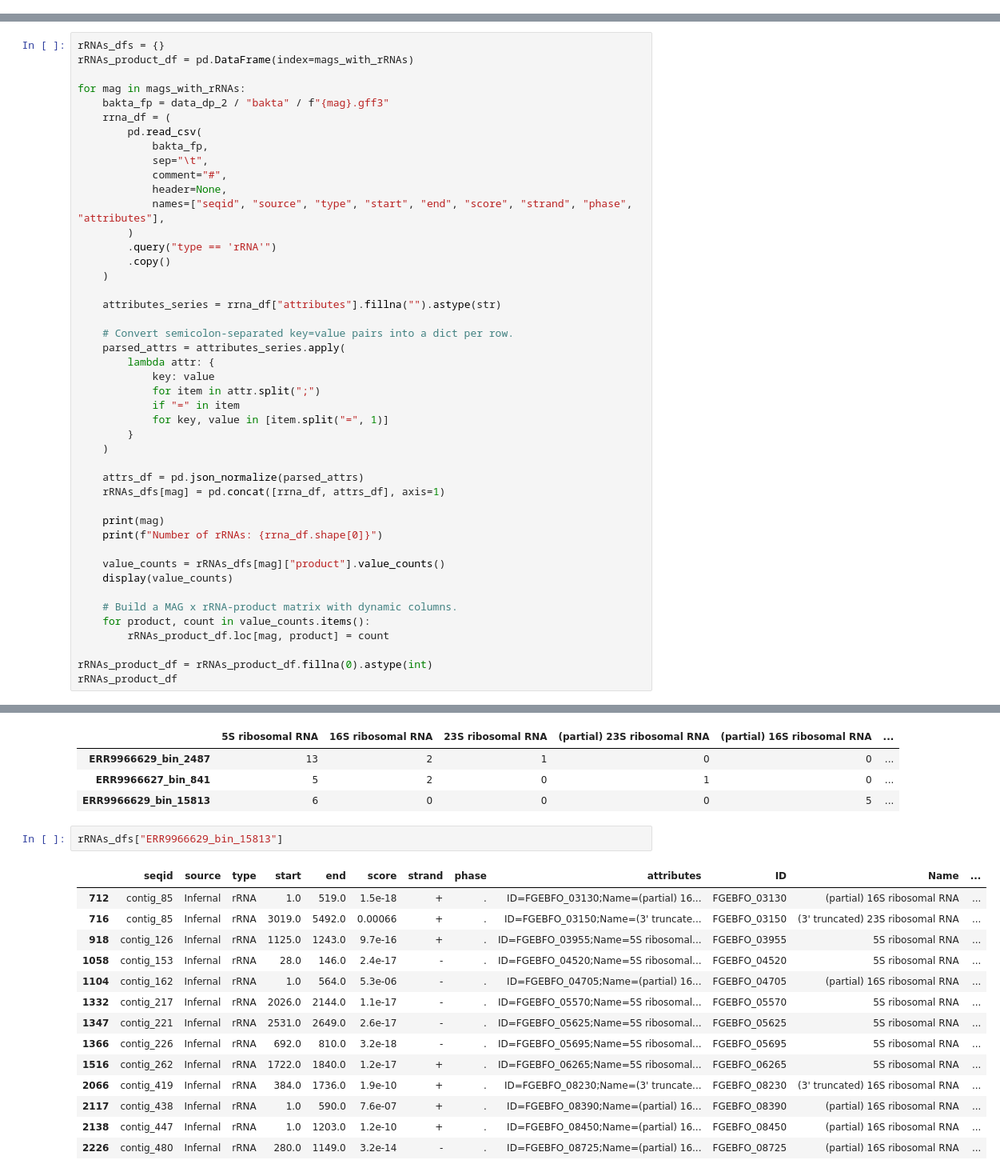
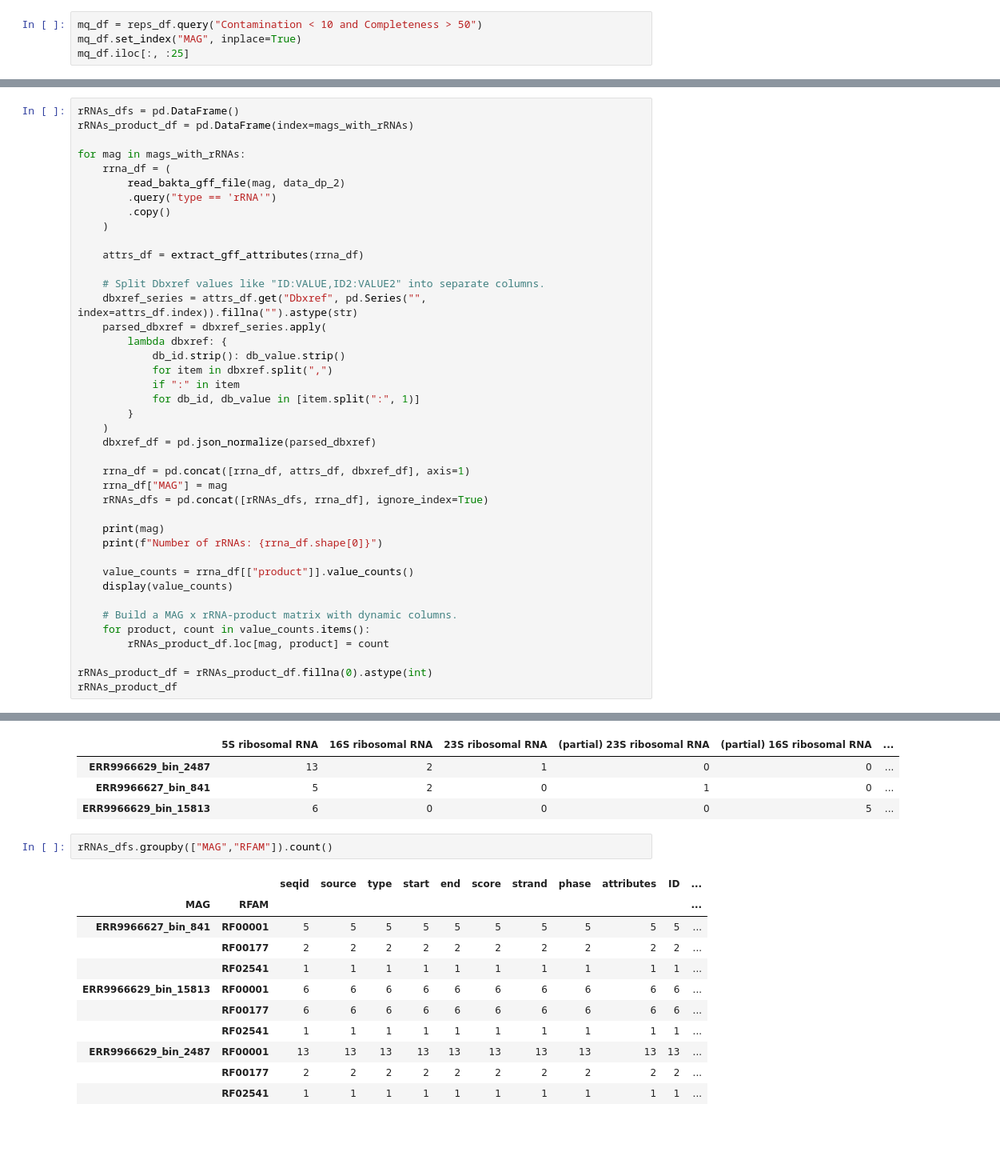
Before and after one commit to usegalaxy-eu/FAIRyMAGs, a Jupyter notebook: bin/use-case-aeromicrobiome-exploration.ipynb, the cells around one changed output, grey strips where cells are left out. Shown at 80% size. Drawn from its saved outputs; the diff is of its cells as text; blank space fills up the shorter version.

```diff
--- a/bin/use-case-aeromicrobiome-exploration.ipynb
+++ b/bin/use-case-aeromicrobiome-exploration.ipynb
@@ -40,2 +245,6 @@ Total number of MAGs: 1
 # %% [markdown]
 ## MQ: Medium-quality species-level clusters (contamination < 10% and completeness > 50%)
+# %%
+mq_df = reps_df.query("Contamination < 10 and Completeness > 50")
+mq_df.set_index("MAG", inplace=True)
+mq_df.iloc[:, :25]
@@ -489,42 +798,38 @@ mags_with_rRNAs
 # %% [output]
 ['ERR9966629_bin_2487', 'ERR9966627_bin_841', 'ERR9966629_bin_15813']
 # %%
-rRNAs_dfs = {}
+rRNAs_dfs = pd.DataFrame()
 rRNAs_product_df = pd.DataFrame(index=mags_with_rRNAs)
 
 for mag in mags_with_rRNAs:
-    bakta_fp = data_dp_2 / "bakta" / f"{mag}.gff3"
     rrna_df = (
-        pd.read_csv(
-            bakta_fp,
-            sep="\t",
-            comment="#",
-            header=None,
-            names=["seqid", "source", "type", "start", "end", "score", "strand", "phase", "attributes"],
-        )
+        read_bakta_gff_file(mag, data_dp_2)
         .query("type == 'rRNA'")
         .copy()
     )
 
-    attributes_series = rrna_df["attributes"].fillna("").astype(str)
+    attrs_df = extract_gff_attributes(rrna_df)
 
-    # Convert semicolon-separated key=value pairs into a dict per row.
-    parsed_attrs = attributes_series.apply(
-        lambda attr: {
-            key: value
-            for item in attr.split(";")
-            if "=" in item
-            for key, value in [item.split("=", 1)]
+    # Split Dbxref values like "ID:VALUE,ID2:VALUE2" into separate columns.
+    dbxref_series = attrs_df.get("Dbxref", pd.Series("", index=attrs_df.index)).fillna("").astype(str)
+    parsed_dbxref = dbxref_series.apply(
+        lambda dbxref: {
+            db_id.strip(): db_value.strip()
+            for item in dbxref.split(",")
+            if ":" in item
+            for db_id, db_value in [item.split(":", 1)]
         }
     )
+    dbxref_df = pd.json_normalize(parsed_dbxref)
 
-    attrs_df = pd.json_normalize(parsed_attrs)
-    rRNAs_dfs[mag] = pd.concat([rrna_df, attrs_df], axis=1)
+    rrna_df = pd.concat([rrna_df, attrs_df, dbxref_df], axis=1)
+    rrna_df["MAG"] = mag
+    rRNAs_dfs = pd.concat([rRNAs_dfs, rrna_df], ignore_index=True)
 
     print(mag)
     print(f"Number of rRNAs: {rrna_df.shape[0]}")
 
-    value_counts = rRNAs_dfs[mag]["product"].value_counts()
+    value_counts = rrna_df[["product"]].value_counts()
     display(value_counts)
 
     # Build a MAG x rRNA-product matrix with dynamic columns.
@@ -561,22 +866,19 @@ Name: count, dtype: int64
 | ERR9966627_bin_841 | 5 | 2 | 0 | 1 | 0 | ... |
 | ERR9966629_bin_15813 | 6 | 0 | 0 | 0 | 5 | ... |
 # %%
-rRNAs_dfs["ERR9966629_bin_15813"]
+rRNAs_dfs.groupby(["MAG","RFAM"]).count()
 # %% [output]
-|  | seqid | source | type | start | end | score | strand | phase | attributes | ID | Name | ... |
-| 712 | contig_85 | Infernal | rRNA | 1.0 | 519.0 | 1.5e-18 | + | . | ID=FGEBFO_03130;Name=(partial) 16... | FGEBFO_03130 | (partial) 16S ribosomal RNA | ... |
-| 716 | contig_85 | Infernal | rRNA | 3019.0 | 5492.0 | 0.00066 | + | . | ID=FGEBFO_03150;Name=(3' truncate... | FGEBFO_03150 | (3' truncated) 23S ribosomal RNA | ... |
-| 918 | contig_126 | Infernal | rRNA | 1125.0 | 1243.0 | 9.7e-16 | + | . | ID=FGEBFO_03955;Name=5S ribosomal... | FGEBFO_03955 | 5S ribosomal RNA | ... |
-| 1058 | contig_153 | Infernal | rRNA | 28.0 | 146.0 | 2.4e-17 | - | . | ID=FGEBFO_04520;Name=5S ribosomal... | FGEBFO_04520 | 5S ribosomal RNA | ... |
-| 1104 | contig_162 | Infernal | rRNA | 1.0 | 564.0 | 5.3e-06 | - | . | ID=FGEBFO_04705;Name=(partial) 16... | FGEBFO_04705 | (partial) 16S ribosomal RNA | ... |
-| 1332 | contig_217 | Infernal | rRNA | 2026.0 | 2144.0 | 1.1e-17 | - | . | ID=FGEBFO_05570;Name=5S ribosomal... | FGEBFO_05570 | 5S ribosomal RNA | ... |
-| 1347 | contig_221 | Infernal | rRNA | 2531.0 | 2649.0 | 2.6e-17 | - | . | ID=FGEBFO_05625;Name=5S ribosomal... | FGEBFO_05625 | 5S ribosomal RNA | ... |
-| 1366 | contig_226 | Infernal | rRNA | 692.0 | 810.0 | 3.2e-18 | - | . | ID=FGEBFO_05695;Name=5S ribosomal... | FGEBFO_05695 | 5S ribosomal RNA | ... |
-| 1516 | contig_262 | Infernal | rRNA | 1722.0 | 1840.0 | 1.2e-17 | + | . | ID=FGEBFO_06265;Name=5S ribosomal... | FGEBFO_06265 | 5S ribosomal RNA | ... |
-| 2066 | contig_419 | Infernal | rRNA | 384.0 | 1736.0 | 1.9e-10 | + | . | ID=FGEBFO_08230;Name=(3' truncate... | FGEBFO_08230 | (3' truncated) 16S ribosomal RNA | ... |
-| 2117 | contig_438 | Infernal | rRNA | 1.0 | 590.0 | 7.6e-07 | + | . | ID=FGEBFO_08390;Name=(partial) 16... | FGEBFO_08390 | (partial) 16S ribosomal RNA | ... |
-| 2138 | contig_447 | Infernal | rRNA | 1.0 | 1203.0 | 1.2e-10 | + | . | ID=FGEBFO_08450;Name=(partial) 16... | FGEBFO_08450 | (partial) 16S ribosomal RNA | ... |
-| 2226 | contig_480 | Infernal | rRNA | 280.0 | 1149.0 | 3.2e-14 | - | . | ID=FGEBFO_08725;Name=(partial) 16... | FGEBFO_08725 | (partial) 16S ribosomal RNA | ... |
+|  |  | seqid | source | type | start | end | score | strand | phase | attributes | ID | ... |
+| MAG | RFAM |  |  |  |  |  |  |  |  |  |  | ... |
+| ERR9966627_bin_841 | RF00001 | 5 | 5 | 5 | 5 | 5 | 5 | 5 | 5 | 5 | 5 | ... |
+|  | RF00177 | 2 | 2 | 2 | 2 | 2 | 2 | 2 | 2 | 2 | 2 | ... |
+|  | RF02541 | 1 | 1 | 1 | 1 | 1 | 1 | 1 | 1 | 1 | 1 | ... |
+| ERR9966629_bin_15813 | RF00001 | 6 | 6 | 6 | 6 | 6 | 6 | 6 | 6 | 6 | 6 | ... |
+|  | RF00177 | 6 | 6 | 6 | 6 | 6 | 6 | 6 | 6 | 6 | 6 | ... |
+|  | RF02541 | 1 | 1 | 1 | 1 | 1 | 1 | 1 | 1 | 1 | 1 | ... |
+| ERR9966629_bin_2487 | RF00001 | 13 | 13 | 13 | 13 | 13 | 13 | 13 | 13 | 13 | 13 | ... |
+|  | RF00177 | 2 | 2 | 2 | 2 | 2 | 2 | 2 | 2 | 2 | 2 | ... |
+|  | RF02541 | 1 | 1 | 1 | 1 | 1 | 1 | 1 | 1 | 1 | 1 | ... |
 # %%
 print_stats(rRNAs_product_df.describe())
 # %% [output]
```
Also changed, not shown: parts of 35 cells of this notebook, 6 other files.
